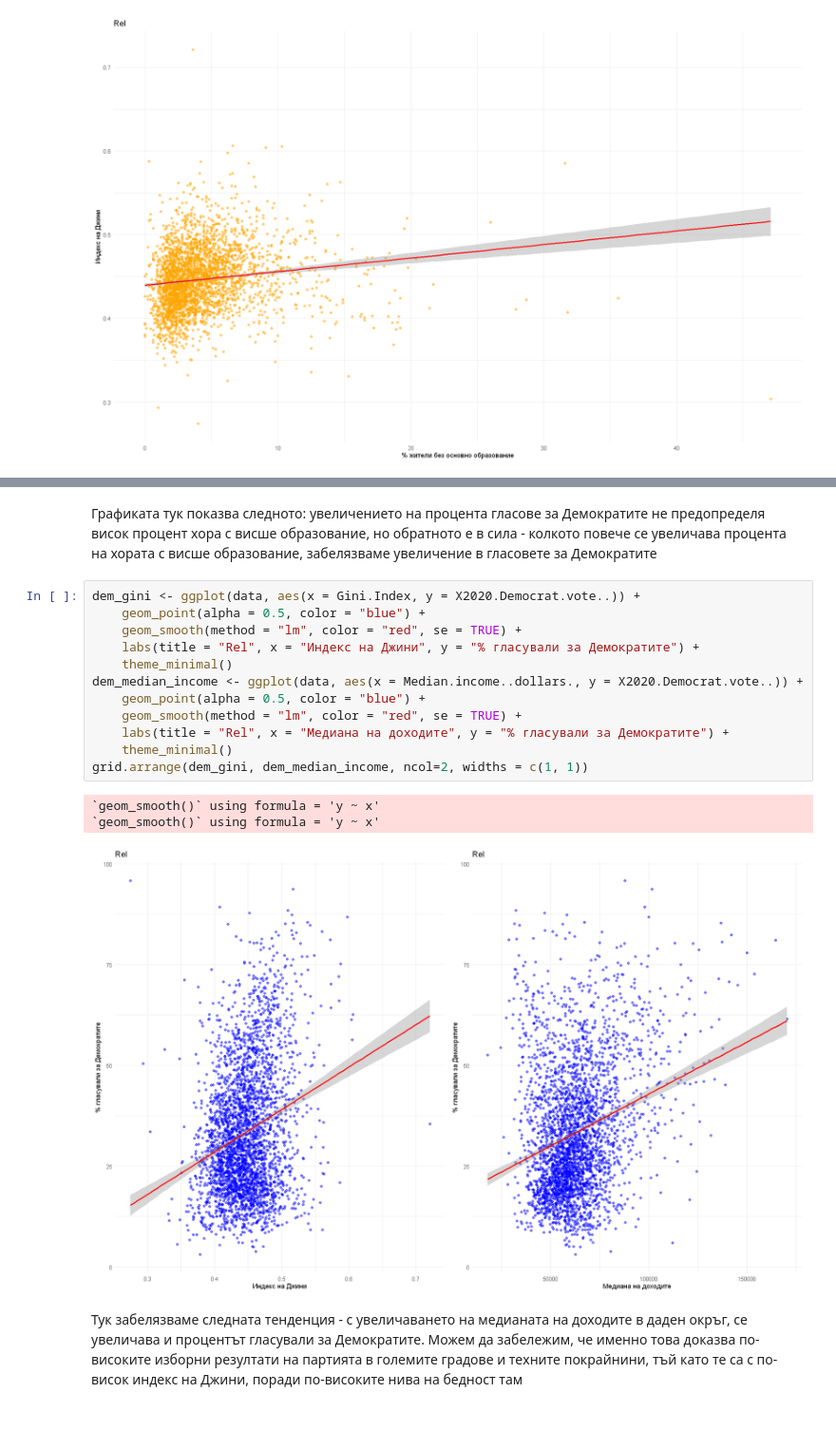
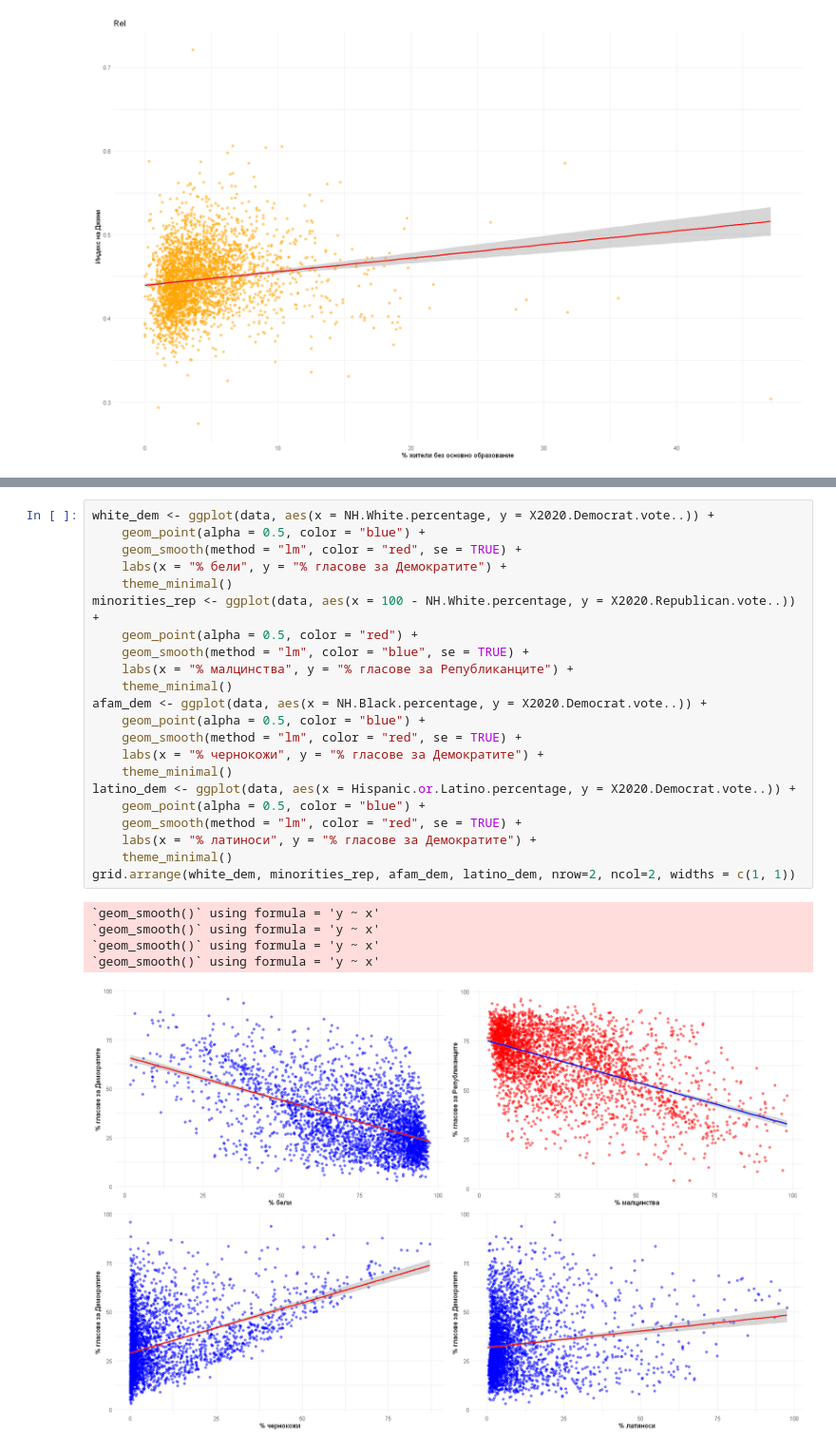
Before and after one commit to tkostadinov004/election-prediction, a Jupyter notebook: Project.ipynb, the cells around one changed output, grey strips where cells are left out. Shown at 95% size. Drawn from its saved outputs; the diff is of its cells as text; blank space fills up the shorter version.

```diff
--- a/Project.ipynb
+++ b/Project.ipynb
@@ -289,20 +268,28 @@ ggplot(data, aes(x = Bachelors.Degree + Graduate.or.professional.degree, y = X20
-# %% [markdown]
-Графиката тук показва следното: увеличението на процента гласове за Демократите не предопределя висок процент хора с висше образование, но обратното е в сила - колкото повече се увеличава процента на хората с висше образование, забелязваме увеличение в гласовете за Демократите
-# %%
-dem_gini <- ggplot(data, aes(x = Gini.Index, y = X2020.Democrat.vote..)) +
-    geom_point(alpha = 0.5, color = "blue") +
-    geom_smooth(method = "lm", color = "red", se = TRUE) +
-    labs(title = "Rel", x = "Индекс на Джини", y = "% гласували за Демократите") +
-    theme_minimal()
-dem_median_income <- ggplot(data, aes(x = Median.income..dollars., y = X2020.Democrat.vote..)) +
-    geom_point(alpha = 0.5, color = "blue") +
-    geom_smooth(method = "lm", color = "red", se = TRUE) +
-    labs(title = "Rel", x = "Медиана на доходите", y = "% гласували за Демократите") +
-    theme_minimal()
-grid.arrange(dem_gini, dem_median_income, ncol=2, widths = c(1, 1))
-# %% [output]
-`geom_smooth()` using formula = 'y ~ x'
-`geom_smooth()` using formula = 'y ~ x'
-[figure, removed]
-# %% [markdown]
-Тук забелязваме следната тенденция - с увеличаването на медианата на доходите в даден окръг, се увеличава и процентът гласували за Демократите. Можем да забележим, че именно това доказва по-високите изборни резултати на партията в големите градове и техните покрайнини, тъй като те са с по-висок индекс на Джини, поради по-високите нива на бедност там
+# %%
+white_dem <- ggplot(data, aes(x = NH.White.percentage, y = X2020.Democrat.vote..)) +
+    geom_point(alpha = 0.5, color = "blue") +
+    geom_smooth(method = "lm", color = "red", se = TRUE) +
+    labs(x = "% бели", y = "% гласове за Демократите") +
+    theme_minimal()
+minorities_rep <- ggplot(data, aes(x = 100 - NH.White.percentage, y = X2020.Republican.vote..)) +
+    geom_point(alpha = 0.5, color = "red") +
+    geom_smooth(method = "lm", color = "blue", se = TRUE) +
+    labs(x = "% малцинства", y = "% гласове за Републиканците") +
+    theme_minimal()
+afam_dem <- ggplot(data, aes(x = NH.Black.percentage, y = X2020.Democrat.vote..)) +
+    geom_point(alpha = 0.5, color = "blue") +
+    geom_smooth(method = "lm", color = "red", se = TRUE) +
+    labs(x = "% чернокожи", y = "% гласове за Демократите") +
+    theme_minimal()
+latino_dem <- ggplot(data, aes(x = Hispanic.or.Latino.percentage, y = X2020.Democrat.vote..)) +
+    geom_point(alpha = 0.5, color = "blue") +
+    geom_smooth(method = "lm", color = "red", se = TRUE) +
+    labs(x = "% латиноси", y = "% гласове за Демократите") +
+    theme_minimal()
+grid.arrange(white_dem, minorities_rep, afam_dem, latino_dem, nrow=2, ncol=2, widths = c(1, 1))
+# %% [output]
+`geom_smooth()` using formula = 'y ~ x'
+`geom_smooth()` using formula = 'y ~ x'
+`geom_smooth()` using formula = 'y ~ x'
+`geom_smooth()` using formula = 'y ~ x'
+[figure, added]
```
Also changed, not shown: parts of 17 cells of this notebook.
